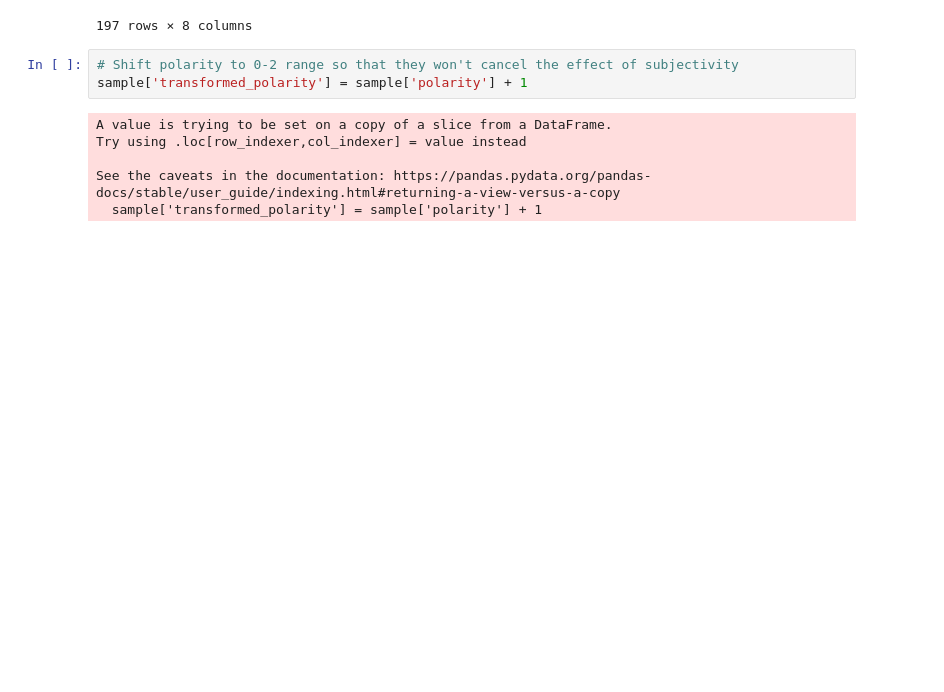
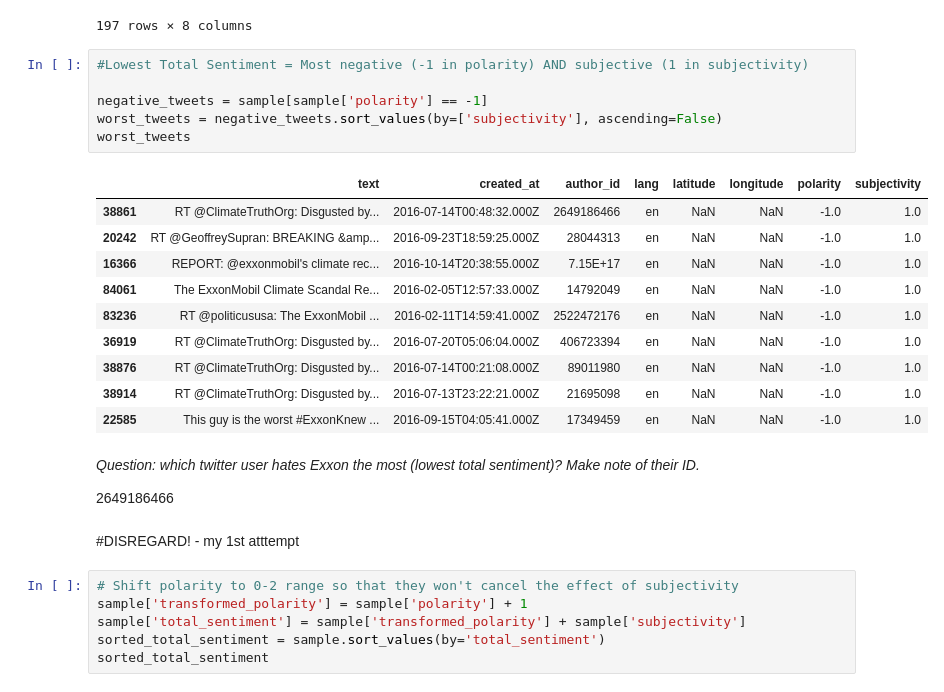
Before and after one commit to yoko-37458/QM2, a Jupyter notebook: Workshop 4.ipynb, the cells around one changed output. Drawn from its saved outputs; the diff is of its cells as text; blank space fills up the shorter version.

```diff
--- a/Workshop 4.ipynb
+++ b/Workshop 4.ipynb
@@ -765,12 +763,33 @@ filtered_tweets
 | 32530 | RT @ClimateTruthOrg: World's bigg... | 2016-08-11T15:58:55.000Z | 55908595 | en | NaN | NaN | -0.416667 | 0.666667 |
 | 77966 | RT @Starbuck: What #ExxonKnew abo... | 2016-03-04T02:43:40.000Z | 2804780070 | en | NaN | NaN | -0.400000 | 0.600000 |
 197 rows × 8 columns
+# %%
+#Lowest Total Sentiment = Most negative (-1 in polarity) AND subjective (1 in subjectivity)
+
+negative_tweets = sample[sample['polarity'] == -1]
+worst_tweets = negative_tweets.sort_values(by=['subjectivity'], ascending=False)
+worst_tweets
+# %% [output]
+|  | text | created_at | author_id | lang | latitude | longitude | polarity | subjectivity |
+| 38861 | RT @ClimateTruthOrg: Disgusted by... | 2016-07-14T00:48:32.000Z | 2649186466 | en | NaN | NaN | -1.0 | 1.0 |
+| 20242 | RT @GeoffreySupran: BREAKING &amp... | 2016-09-23T18:59:25.000Z | 28044313 | en | NaN | NaN | -1.0 | 1.0 |
+| 16366 | REPORT: @exxonmobil's climate rec... | 2016-10-14T20:38:55.000Z | 7.15E+17 | en | NaN | NaN | -1.0 | 1.0 |
+| 84061 | The ExxonMobil Climate Scandal Re... | 2016-02-05T12:57:33.000Z | 14792049 | en | NaN | NaN | -1.0 | 1.0 |
+| 83236 | RT @politicususa: The ExxonMobil ... | 2016-02-11T14:59:41.000Z | 2522472176 | en | NaN | NaN | -1.0 | 1.0 |
+| 36919 | RT @ClimateTruthOrg: Disgusted by... | 2016-07-20T05:06:04.000Z | 406723394 | en | NaN | NaN | -1.0 | 1.0 |
+| 38876 | RT @ClimateTruthOrg: Disgusted by... | 2016-07-14T00:21:08.000Z | 89011980 | en | NaN | NaN | -1.0 | 1.0 |
+| 38914 | RT @ClimateTruthOrg: Disgusted by... | 2016-07-13T23:22:21.000Z | 21695098 | en | NaN | NaN | -1.0 | 1.0 |
+| 22585 | This guy is the worst #ExxonKnew ... | 2016-09-15T04:05:41.000Z | 17349459 | en | NaN | NaN | -1.0 | 1.0 |
+# %% [markdown]
+*Question: which twitter user hates Exxon the most (lowest total sentiment)? Make note of their ID.*
+
+
+2649186466
+# %% [markdown]
+#DISREGARD! - my 1st atttempt
 # %%
 # Shift polarity to 0-2 range so that they won't cancel the effect of subjectivity
 sample['transformed_polarity'] = sample['polarity'] + 1
+sample['total_sentiment'] = sample['transformed_polarity'] + sample['subjectivity']
+sorted_total_sentiment = sample.sort_values(by='total_sentiment')
+sorted_total_sentiment
-# %% [output]
-A value is trying to be set on a copy of a slice from a DataFrame.
-Try using .loc[row_indexer,col_indexer] = value instead
-
-See the caveats in the documentation: https://pandas.pydata.org/pandas-docs/stable/user_guide/indexing.html#returning-a-view-versus-a-copy
-  sample['transformed_polarity'] = sample['polarity'] + 1
```
Also changed, not shown: parts of 4 cells of this notebook.
